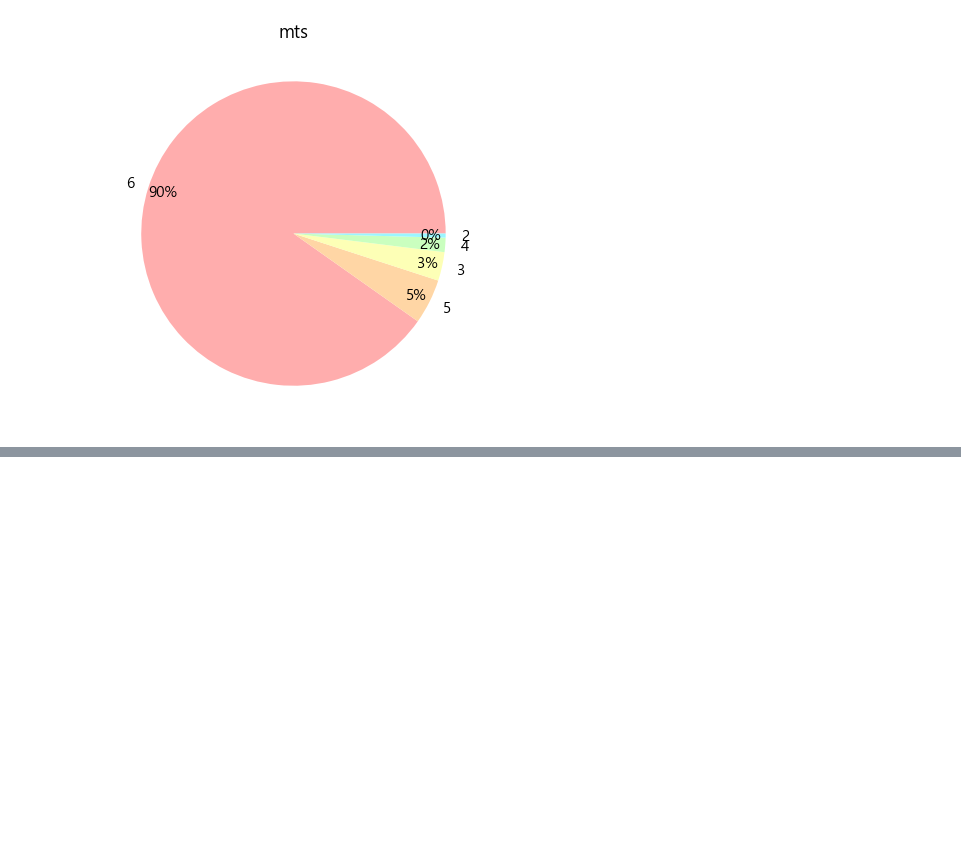
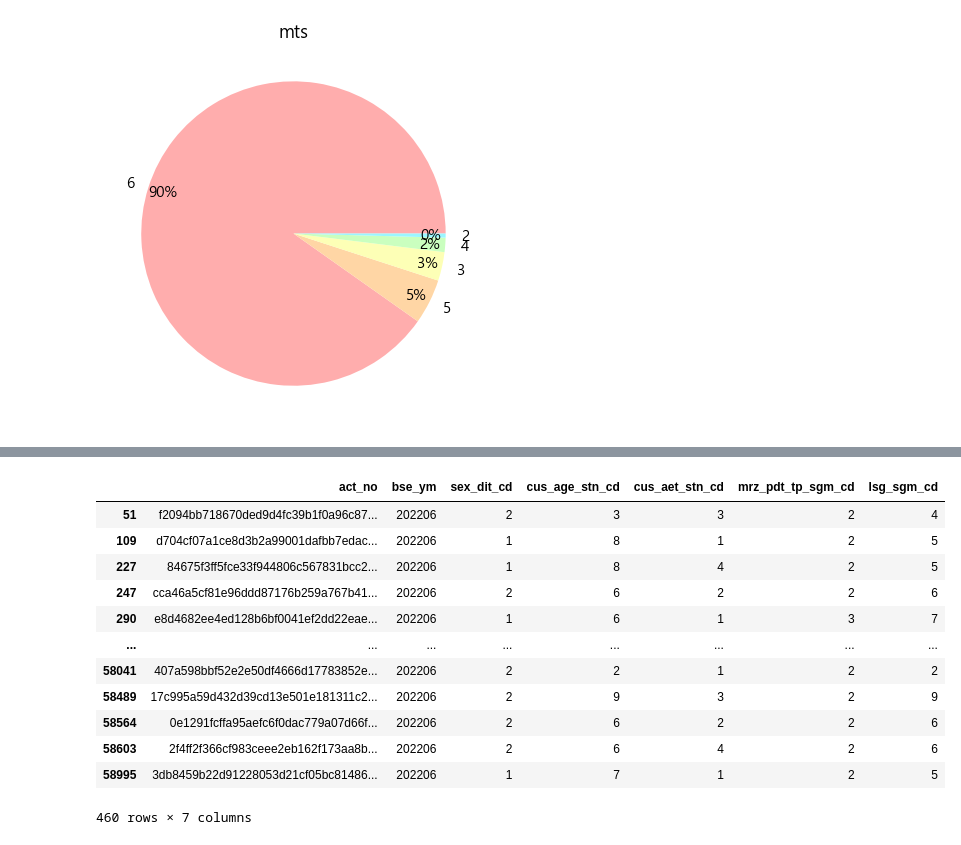
Before and after one commit to Dirtfy/NH_Project, a Jupyter notebook: test.ipynb, the cells around one changed output, grey strips where cells are left out. Cells and saved outputs as stored; diff of their text form; code cells hidden in the pictures; blank space fills up the shorter version.

```diff
--- a/test.ipynb
+++ b/test.ipynb
@@ -279,0 +351,16 @@ plt.show()
+# %%
+cus_ifo_blue
+# %% [output]
+|  | act_no | bse_ym | sex_dit_cd | cus_age_stn_cd | cus_aet_stn_cd | mrz_pdt_tp_sgm_cd | lsg_sgm_cd |
+| 51 | f2094bb718670ded9d4fc39b1f0a96c87... | 202206 | 2 | 3 | 3 | 2 | 4 |
+| 109 | d704cf07a1ce8d3b2a99001dafbb7edac... | 202206 | 1 | 8 | 1 | 2 | 5 |
+| 227 | 84675f3ff5fce33f944806c567831bcc2... | 202206 | 1 | 8 | 4 | 2 | 5 |
+| 247 | cca46a5cf81e96ddd87176b259a767b41... | 202206 | 2 | 6 | 2 | 2 | 6 |
+| 290 | e8d4682ee4ed128b6bf0041ef2dd22eae... | 202206 | 1 | 6 | 1 | 3 | 7 |
+| ... | ... | ... | ... | ... | ... | ... | ... |
+| 58041 | 407a598bbf52e2e50df4666d17783852e... | 202206 | 2 | 2 | 1 | 2 | 2 |
+| 58489 | 17c995a59d432d39cd13e501e181311c2... | 202206 | 2 | 9 | 3 | 2 | 9 |
+| 58564 | 0e1291fcffa95aefc6f0dac779a07d66f... | 202206 | 2 | 6 | 2 | 2 | 6 |
+| 58603 | 2f4ff2f366cf983ceee2eb162f173aa8b... | 202206 | 2 | 6 | 4 | 2 | 6 |
+| 58995 | 3db8459b22d91228053d21cf05bc81486... | 202206 | 1 | 7 | 1 | 2 | 5 |
+460 rows × 7 columns
```
Also changed, not shown: parts of 13 cells of this notebook.
